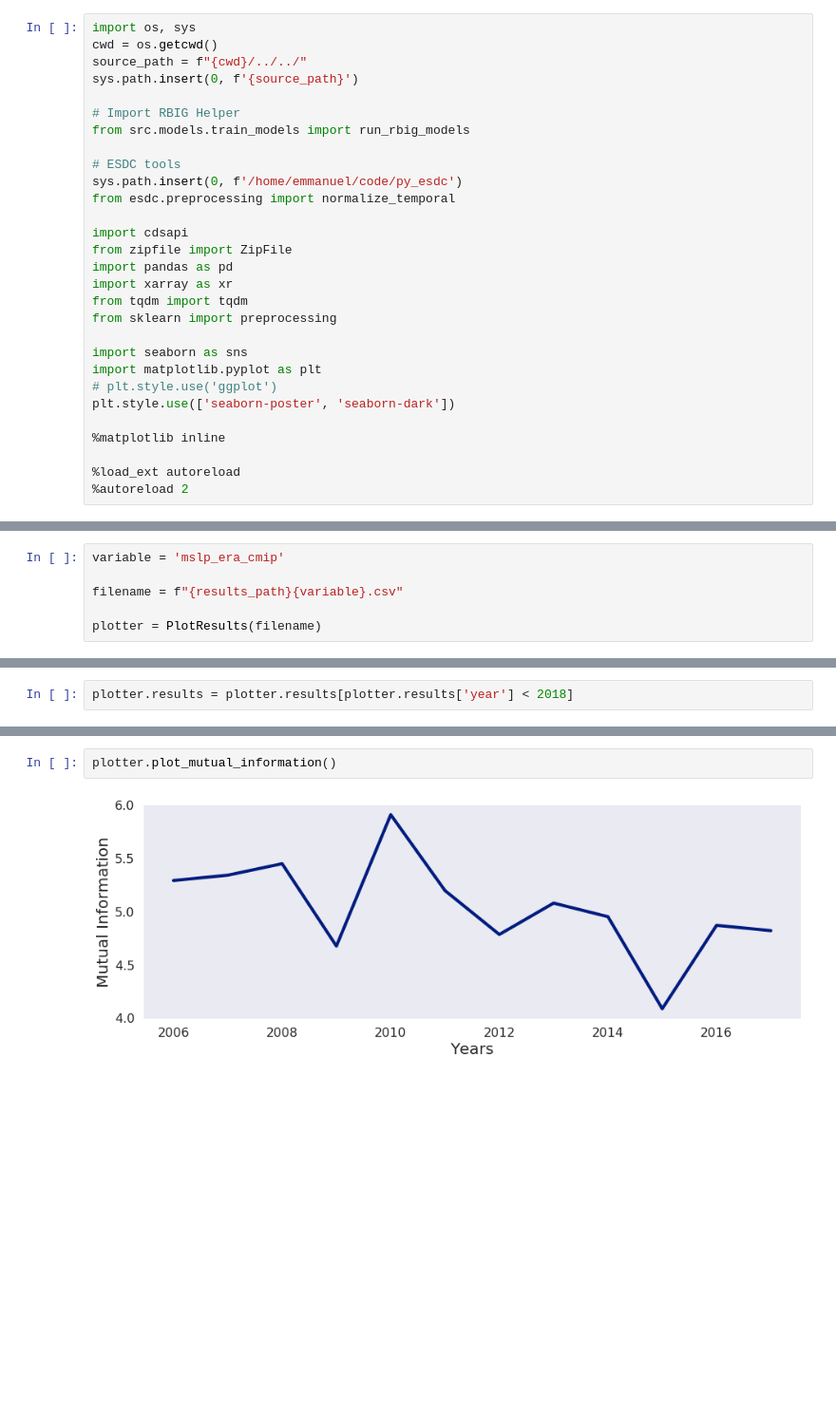
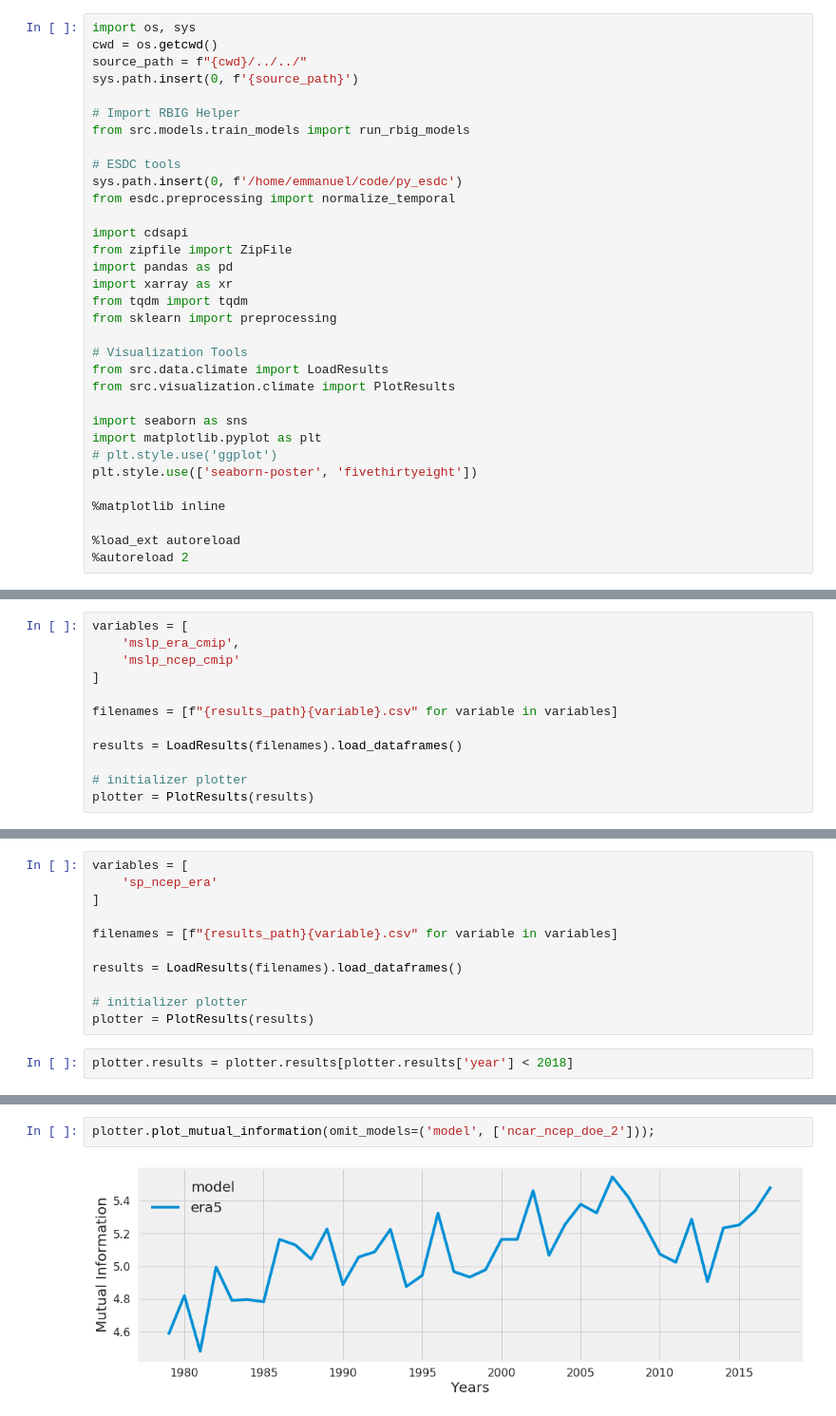
Before and after one commit to jejjohnson/rbig_eo, a Jupyter notebook: notebooks/climate/0_visualize.ipynb, the cells around one changed output, grey strips where cells are left out. Shown at 95% size. Drawn from its saved outputs; the diff is of its cells as text; blank space fills up the shorter version.

Commit message:
Added new prelim results.

```diff
--- a/notebooks/climate/0_visualize.ipynb
+++ b/notebooks/climate/0_visualize.ipynb
@@ -41,10 +81,14 @@ import xarray as xr
 from tqdm import tqdm
 from sklearn import preprocessing
 
+# Visualization Tools
+from src.data.climate import LoadResults
+from src.visualization.climate import PlotResults
+
 import seaborn as sns
 import matplotlib.pyplot as plt
 # plt.style.use('ggplot')
-plt.style.use(['seaborn-poster', 'seaborn-dark'])
+plt.style.use(['seaborn-poster', 'fivethirtyeight'])
 
 %matplotlib inline
 
@@ -151,6 +110,12 @@ class PlotResults:
 # %%
-variable = 'mslp_era_cmip'
+variables = [
+    'mslp_era_cmip',
+    'mslp_ncep_cmip'
+]
 
-filename = f"{results_path}{variable}.csv"
+filenames = [f"{results_path}{variable}.csv" for variable in variables]
 
-plotter = PlotResults(filename)
+results = LoadResults(filenames).load_dataframes()
+
+# initializer plotter
+plotter = PlotResults(results)
@@ -157,2 +183,13 @@ plotter = PlotResults(filename)
+# %%
+variables = [
+    'sp_ncep_era'
+]
+
+filenames = [f"{results_path}{variable}.csv" for variable in variables]
+
+results = LoadResults(filenames).load_dataframes()
+
+# initializer plotter
+plotter = PlotResults(results)
 # %%
 plotter.results = plotter.results[plotter.results['year'] < 2018]
@@ -167,4 +212,4 @@ plotter.plot_total_correlation()
 # %%
-plotter.plot_mutual_information()
+plotter.plot_mutual_information(omit_models=('model', ['ncar_ncep_doe_2']));
 # %% [output]
-[figure, old version]
+[figure, new version]
```
Also changed, not shown: parts of 50 cells of this notebook, 1 other file.
